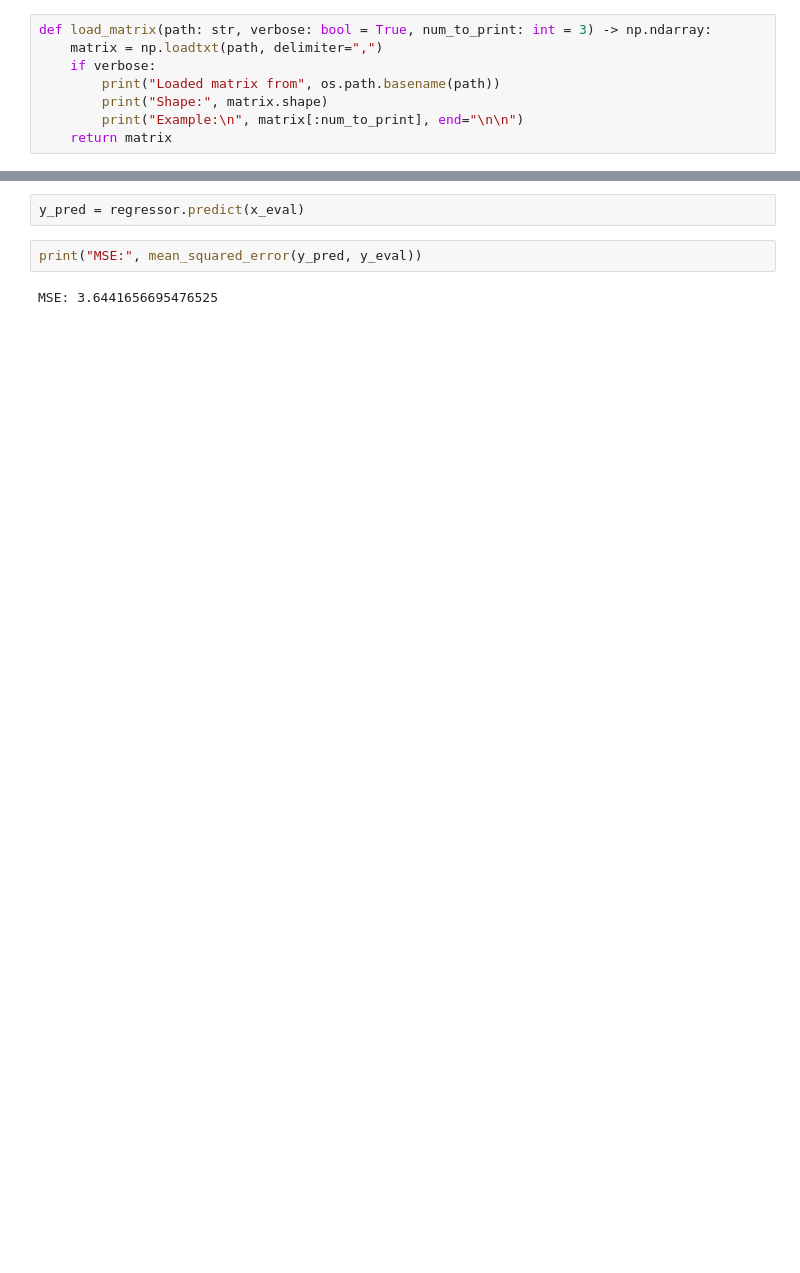
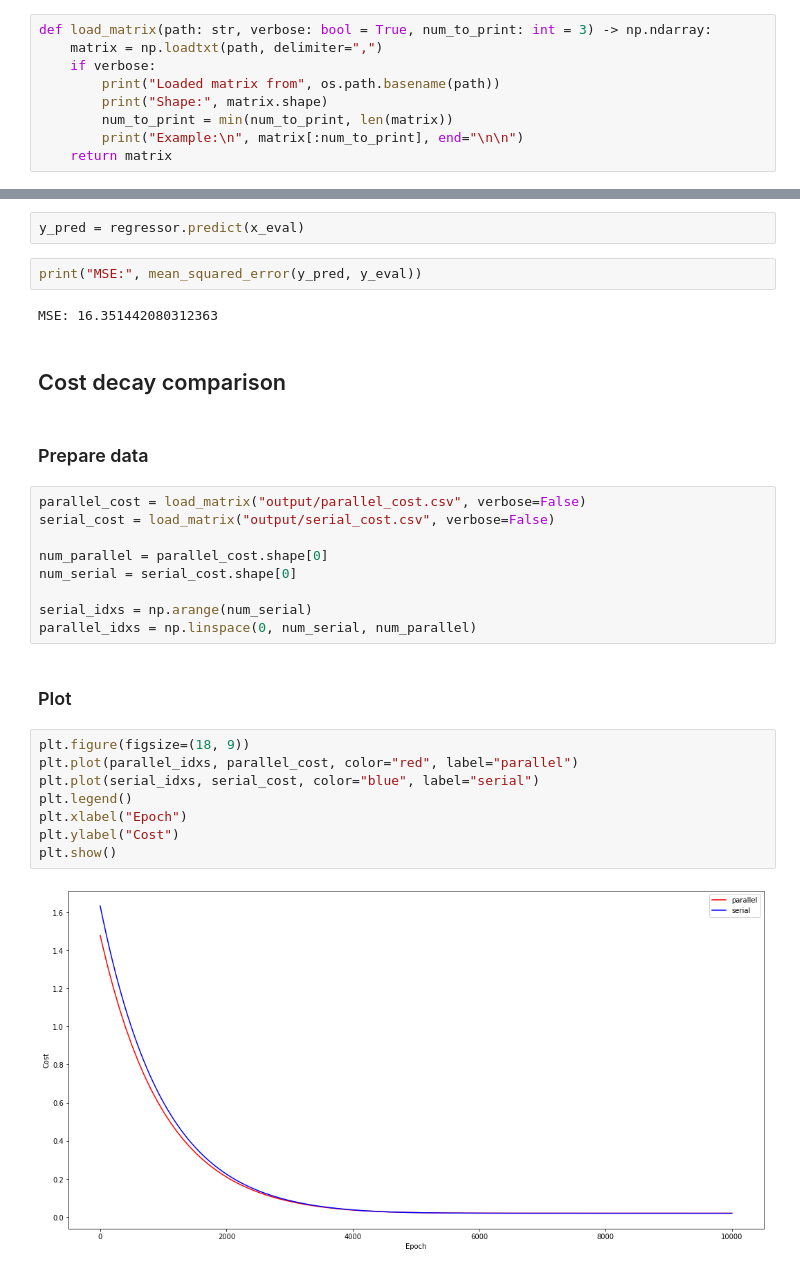
Before and after one commit to ShkarupaDC/parallel-gradient-descent, a Jupyter notebook: demo/notebooks/demo.ipynb, the cells around one changed output, grey strips where cells are left out. Cells and saved outputs as stored; diff of their text form; blank space fills up the shorter version.

Commit message:
Add benchmark, allow to store cost during training into the file, update demo notebook and readme

```diff
--- a/demo/notebooks/demo.ipynb
+++ b/demo/notebooks/demo.ipynb
@@ -16,6 +18,7 @@ def load_matrix(path: str, verbose: bool = True, num_to_print: int = 3) -> np.nd
     if verbose:
         print("Loaded matrix from", os.path.basename(path))
         print("Shape:", matrix.shape)
+        num_to_print = min(num_to_print, len(matrix))
         print("Example:\n", matrix[:num_to_print], end="\n\n")
     return matrix
 # %%
@@ -166,4 +167,29 @@ y_pred = regressor.predict(x_eval)
 # %%
 print("MSE:", mean_squared_error(y_pred, y_eval))
 # %% [output]
-MSE: 3.6441656695476525
+MSE: 16.351442080312363
+# %% [markdown]
+## Cost decay comparison
+# %% [markdown]
+### Prepare data
+# %%
+parallel_cost = load_matrix("output/parallel_cost.csv", verbose=False)
+serial_cost = load_matrix("output/serial_cost.csv", verbose=False)
+
+num_parallel = parallel_cost.shape[0]
+num_serial = serial_cost.shape[0]
+
+serial_idxs = np.arange(num_serial)
+parallel_idxs = np.linspace(0, num_serial, num_parallel)
+# %% [markdown]
+### Plot
+# %%
+plt.figure(figsize=(18, 9))
+plt.plot(parallel_idxs, parallel_cost, color="red", label="parallel")
+plt.plot(serial_idxs, serial_cost, color="blue", label="serial")
+plt.legend()
+plt.xlabel("Epoch")
+plt.ylabel("Cost")
+plt.show()
+# %% [output]
+[figure, added]
```
Also changed, not shown: parts of 17 cells of this notebook, 17 other files.
